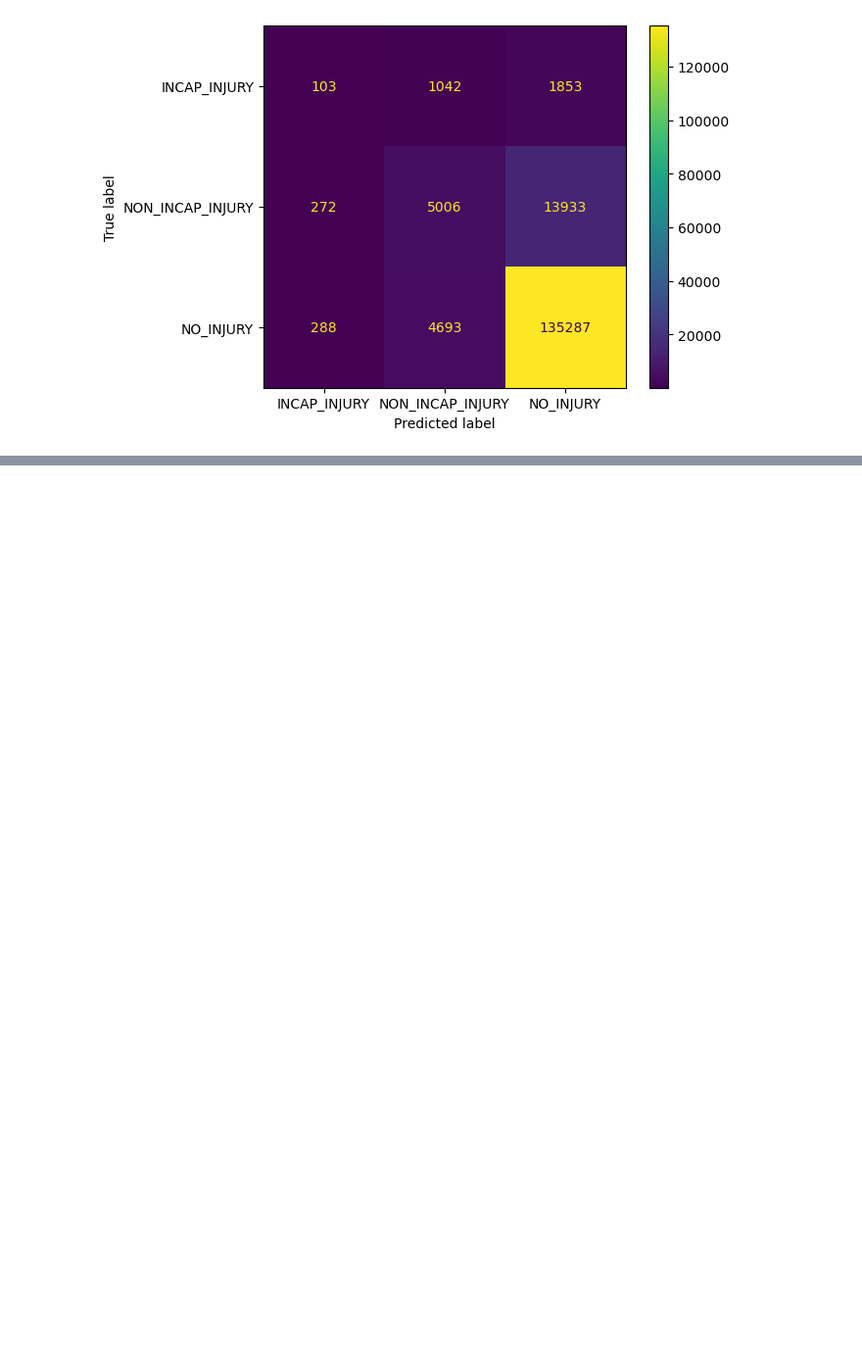
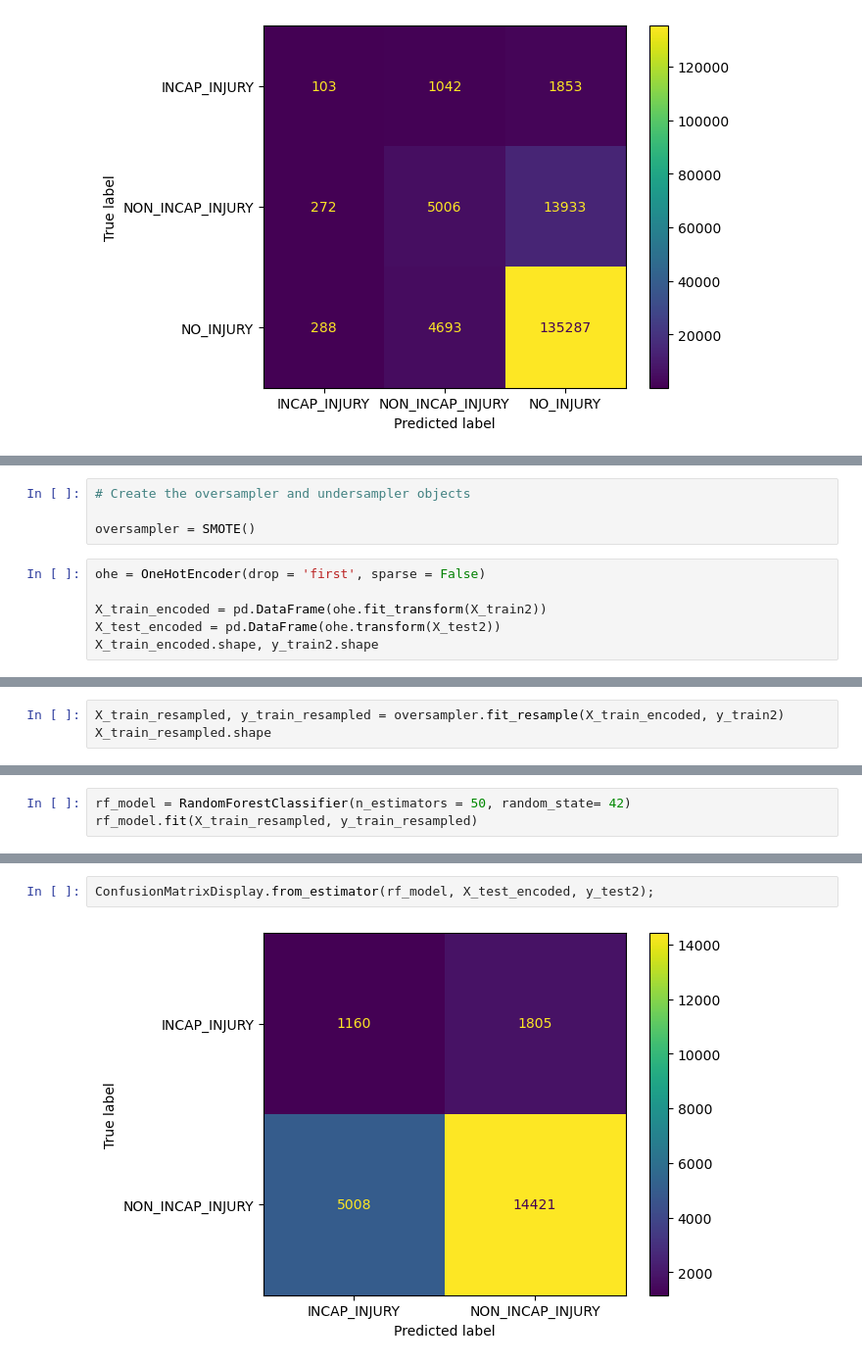
Before and after one commit to YamunaU75/ChicagoCarCrashes_Phase4, a Jupyter notebook: CarCrashesNt1.ipynb, the cells around one changed output, grey strips where cells are left out. Shown at 98% size. Drawn from its saved outputs; the diff is of its cells as text; blank space fills up the shorter version.

```diff
--- a/CarCrashesNt1.ipynb
+++ b/CarCrashesNt1.ipynb
@@ -582,0 +640,10 @@ ConfusionMatrixDisplay.from_estimator(model1, X_test_proc_df,y_test);
+# %%
+# Create the oversampler and undersampler objects
+
+oversampler = SMOTE()
+# %%
+ohe = OneHotEncoder(drop = 'first', sparse = False)
+
+X_train_encoded = pd.DataFrame(ohe.fit_transform(X_train2))
+X_test_encoded = pd.DataFrame(ohe.transform(X_test2))
+X_train_encoded.shape, y_train2.shape
@@ -582,0 +652,3 @@ ConfusionMatrixDisplay.from_estimator(model1, X_test_proc_df,y_test);
+# %%
+X_train_resampled, y_train_resampled = oversampler.fit_resample(X_train_encoded, y_train2)
+X_train_resampled.shape
@@ -582,0 +657,3 @@ ConfusionMatrixDisplay.from_estimator(model1, X_test_proc_df,y_test);
+# %%
+rf_model = RandomForestClassifier(n_estimators = 50, random_state= 42)
+rf_model.fit(X_train_resampled, y_train_resampled)
@@ -582,0 +675,4 @@ ConfusionMatrixDisplay.from_estimator(model1, X_test_proc_df,y_test);
+# %%
+ConfusionMatrixDisplay.from_estimator(rf_model, X_test_encoded, y_test2);
+# %% [output]
+[figure, added]
```
Also changed, not shown: parts of 19 cells of this notebook.
